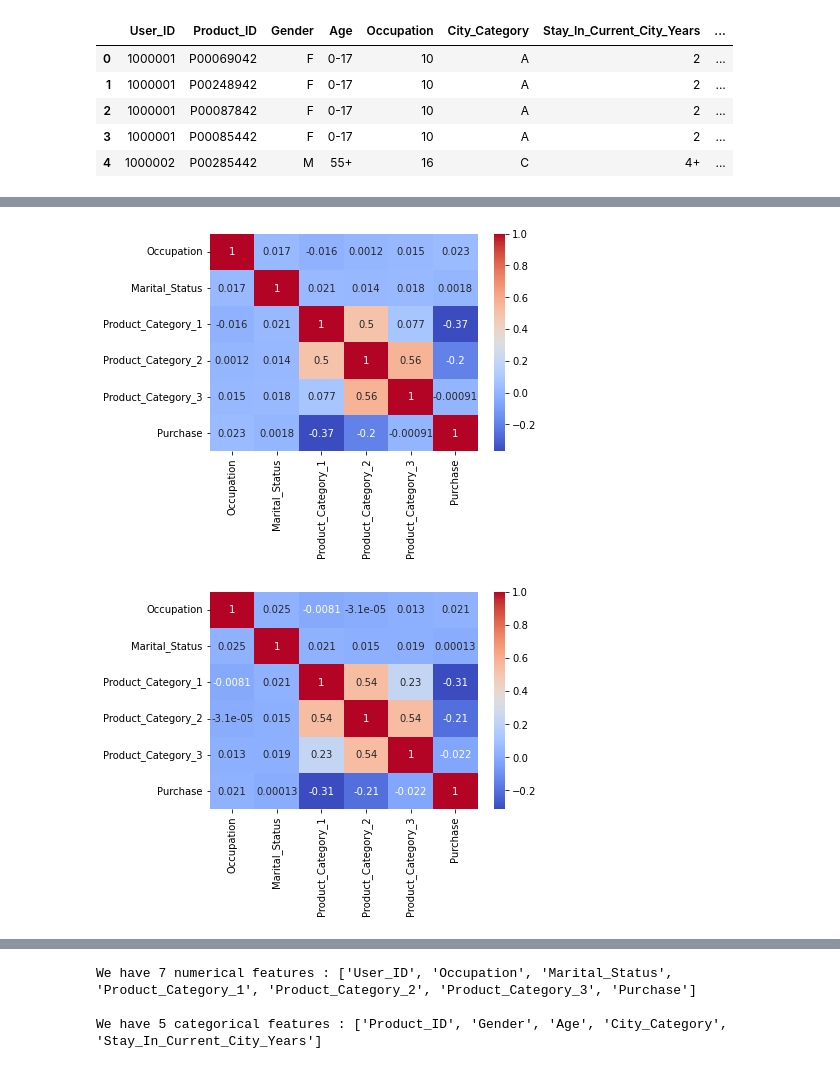
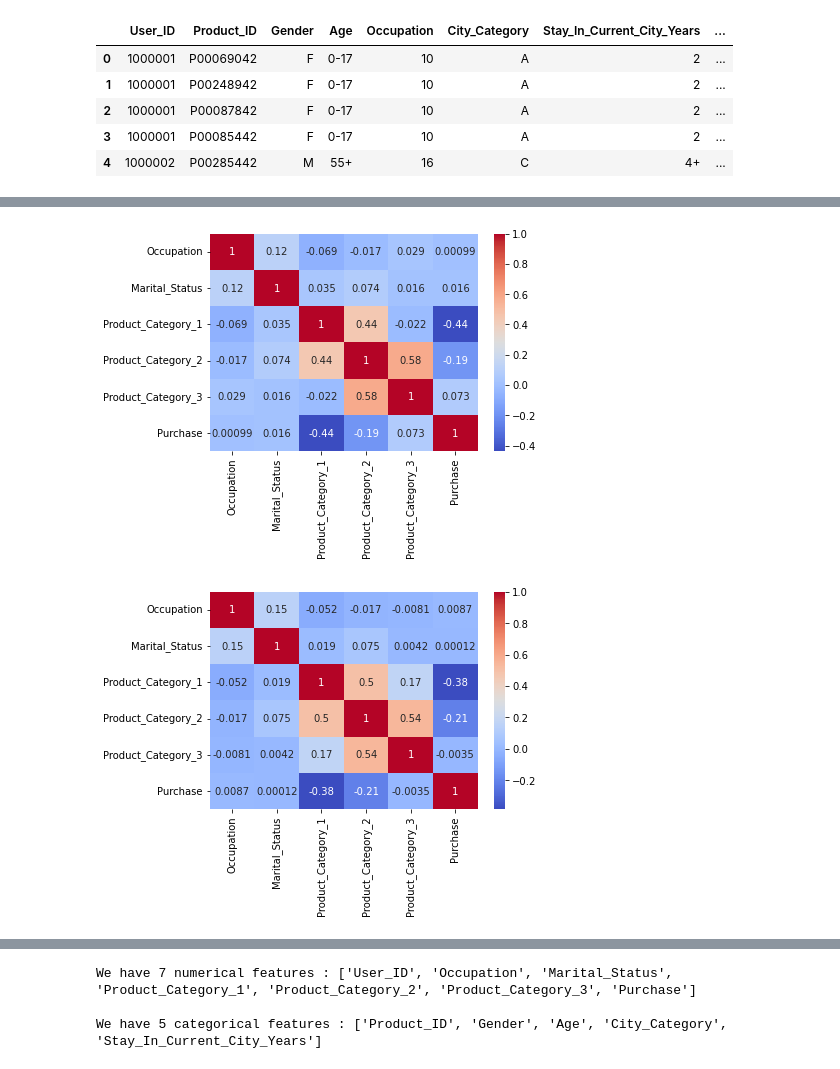
Before and after one commit to tharanivangapandu/Machine-Learning, a Jupyter notebook: Feature Engineering (1).ipynb, the cells around one changed output, grey strips where cells are left out. Cells and saved outputs as stored; diff of their text form; code cells hidden in the pictures.

```diff
--- a/Feature Engineering (1).ipynb
+++ b/Feature Engineering (1).ipynb
@@ -9,7 +9,7 @@ A retail company “ABC Private Limited” wants to understand the customer purc
 Now, they want to build a model to predict the purchase amount of customer against various products which will help them to create personalized offer for customers against different products.
 # %%
 datafe = pd.read_csv('BlackFriday.csv')
-datafe1= datafe.iloc[0:10000, 0:12]
+datafe1= datafe.iloc[0:1000, 0:12]
 datafe1
 datafe1.shape
 # %% [output]
@@ -54,11 +54,11 @@ sns.heatmap(datafe.isnull(),cmap='RdBu');
 # %%
-sns.heatmap(datafe.drop('User_ID',1).corr(method='spearman'), annot=True,cmap='coolwarm');
+sns.heatmap(datafe1.drop('User_ID',1).corr(method='spearman'), annot=True,cmap='coolwarm');
 # %% [output]
-[figure, old version]
+[figure, new version]
 # %%
-sns.heatmap(datafe.drop('User_ID',1).corr(method='pearson'), annot=True,cmap='coolwarm');
+sns.heatmap(datafe1.drop('User_ID',1).corr(method='pearson'), annot=True,cmap='coolwarm');
 # %% [output]
-[figure, old version]
+[figure, new version]
 # %%
 datafe1.describe()
 # %% [output]
```
Also changed, not shown: parts of 48 cells of this notebook.
